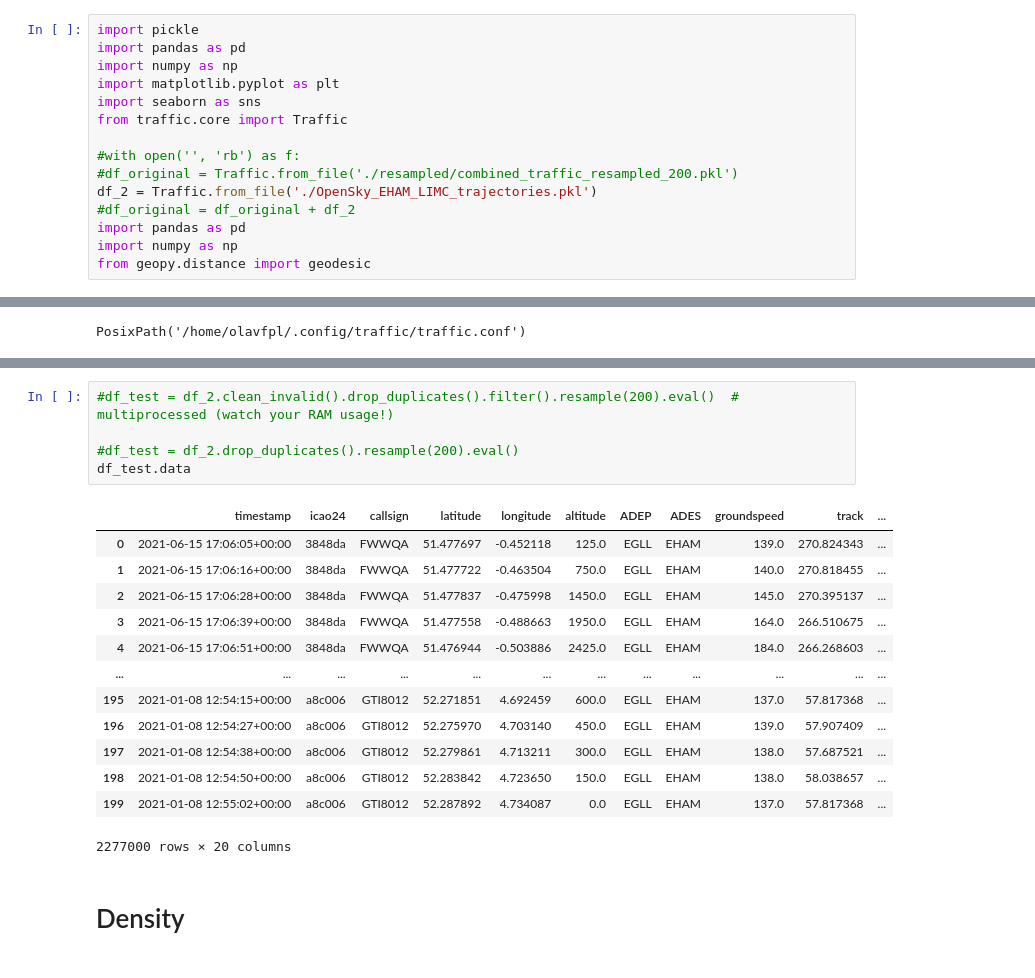
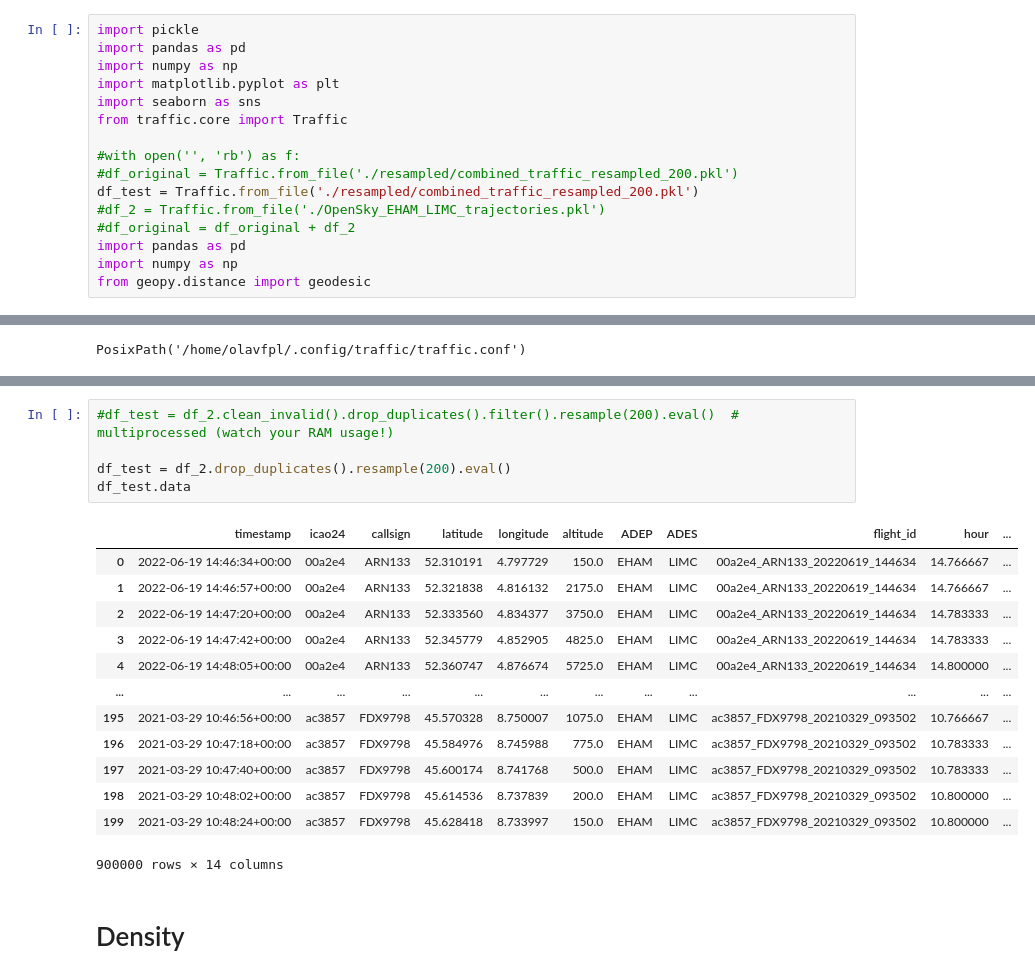
Before and after one commit to SynthAIr/DM_FM_Trajectories, a Jupyter notebook: src/data/OpenSky_viewer.ipynb, the cells around one changed output, grey strips where cells are left out. Drawn from its saved outputs; the diff is of its cells as text.

```diff
--- a/src/data/OpenSky_viewer.ipynb
+++ b/src/data/OpenSky_viewer.ipynb
@@ -8,7 +8,8 @@ from traffic.core import Traffic
 
 #with open('', 'rb') as f:
 #df_original = Traffic.from_file('./resampled/combined_traffic_resampled_200.pkl')
-df_2 = Traffic.from_file('./OpenSky_EHAM_LIMC_trajectories.pkl')
+df_test = Traffic.from_file('./resampled/combined_traffic_resampled_200.pkl')
+#df_2 = Traffic.from_file('./OpenSky_EHAM_LIMC_trajectories.pkl')
 #df_original = df_original + df_2
 import pandas as pd
 import numpy as np
@@ -50,22 +51,22 @@ with 11385 identifiers
 # %%
 #df_test = df_2.clean_invalid().drop_duplicates().filter().resample(200).eval()  # multiprocessed (watch your RAM usage!)
 
-#df_test = df_2.drop_duplicates().resample(200).eval()
+df_test = df_2.drop_duplicates().resample(200).eval()
 df_test.data
 # %% [output]
-|  | timestamp | icao24 | callsign | latitude | longitude | altitude | ADEP | ADES | groundspeed | track | ... |
-| 0 | 2021-06-15 17:06:05+00:00 | 3848da | FWWQA | 51.477697 | -0.452118 | 125.0 | EGLL | EHAM | 139.0 | 270.824343 | ... |
-| 1 | 2021-06-15 17:06:16+00:00 | 3848da | FWWQA | 51.477722 | -0.463504 | 750.0 | EGLL | EHAM | 140.0 | 270.818455 | ... |
-| 2 | 2021-06-15 17:06:28+00:00 | 3848da | FWWQA | 51.477837 | -0.475998 | 1450.0 | EGLL | EHAM | 145.0 | 270.395137 | ... |
-| 3 | 2021-06-15 17:06:39+00:00 | 3848da | FWWQA | 51.477558 | -0.488663 | 1950.0 | EGLL | EHAM | 164.0 | 266.510675 | ... |
-| 4 | 2021-06-15 17:06:51+00:00 | 3848da | FWWQA | 51.476944 | -0.503886 | 2425.0 | EGLL | EHAM | 184.0 | 266.268603 | ... |
+|  | timestamp | icao24 | callsign | latitude | longitude | altitude | ADEP | ADES | flight_id | hour | ... |
+| 0 | 2022-06-19 14:46:34+00:00 | 00a2e4 | ARN133 | 52.310191 | 4.797729 | 150.0 | EHAM | LIMC | 00a2e4_ARN133_20220619_144634 | 14.766667 | ... |
+| 1 | 2022-06-19 14:46:57+00:00 | 00a2e4 | ARN133 | 52.321838 | 4.816132 | 2175.0 | EHAM | LIMC | 00a2e4_ARN133_20220619_144634 | 14.766667 | ... |
+| 2 | 2022-06-19 14:47:20+00:00 | 00a2e4 | ARN133 | 52.333560 | 4.834377 | 3750.0 | EHAM | LIMC | 00a2e4_ARN133_20220619_144634 | 14.783333 | ... |
+| 3 | 2022-06-19 14:47:42+00:00 | 00a2e4 | ARN133 | 52.345779 | 4.852905 | 4825.0 | EHAM | LIMC | 00a2e4_ARN133_20220619_144634 | 14.783333 | ... |
+| 4 | 2022-06-19 14:48:05+00:00 | 00a2e4 | ARN133 | 52.360747 | 4.876674 | 5725.0 | EHAM | LIMC | 00a2e4_ARN133_20220619_144634 | 14.800000 | ... |
 | ... | ... | ... | ... | ... | ... | ... | ... | ... | ... | ... | ... |
-| 195 | 2021-01-08 12:54:15+00:00 | a8c006 | GTI8012 | 52.271851 | 4.692459 | 600.0 | EGLL | EHAM | 137.0 | 57.817368 | ... |
-| 196 | 2021-01-08 12:54:27+00:00 | a8c006 | GTI8012 | 52.275970 | 4.703140 | 450.0 | EGLL | EHAM | 139.0 | 57.907409 | ... |
-| 197 | 2021-01-08 12:54:38+00:00 | a8c006 | GTI8012 | 52.279861 | 4.713211 | 300.0 | EGLL | EHAM | 138.0 | 57.687521 | ... |
-| 198 | 2021-01-08 12:54:50+00:00 | a8c006 | GTI8012 | 52.283842 | 4.723650 | 150.0 | EGLL | EHAM | 138.0 | 58.038657 | ... |
-| 199 | 2021-01-08 12:55:02+00:00 | a8c006 | GTI8012 | 52.287892 | 4.734087 | 0.0 | EGLL | EHAM | 137.0 | 57.817368 | ... |
+| 195 | 2021-03-29 10:46:56+00:00 | ac3857 | FDX9798 | 45.570328 | 8.750007 | 1075.0 | EHAM | LIMC | ac3857_FDX9798_20210329_093502 | 10.766667 | ... |
+| 196 | 2021-03-29 10:47:18+00:00 | ac3857 | FDX9798 | 45.584976 | 8.745988 | 775.0 | EHAM | LIMC | ac3857_FDX9798_20210329_093502 | 10.783333 | ... |
+| 197 | 2021-03-29 10:47:40+00:00 | ac3857 | FDX9798 | 45.600174 | 8.741768 | 500.0 | EHAM | LIMC | ac3857_FDX9798_20210329_093502 | 10.783333 | ... |
+| 198 | 2021-03-29 10:48:02+00:00 | ac3857 | FDX9798 | 45.614536 | 8.737839 | 200.0 | EHAM | LIMC | ac3857_FDX9798_20210329_093502 | 10.800000 | ... |
+| 199 | 2021-03-29 10:48:24+00:00 | ac3857 | FDX9798 | 45.628418 | 8.733997 | 150.0 | EHAM | LIMC | ac3857_FDX9798_20210329_093502 | 10.800000 | ... |
-2277000 rows × 20 columns
+900000 rows × 14 columns
 # %% [markdown]
 # Density
 # %%
```
Also changed, not shown: parts of 5 cells of this notebook.
